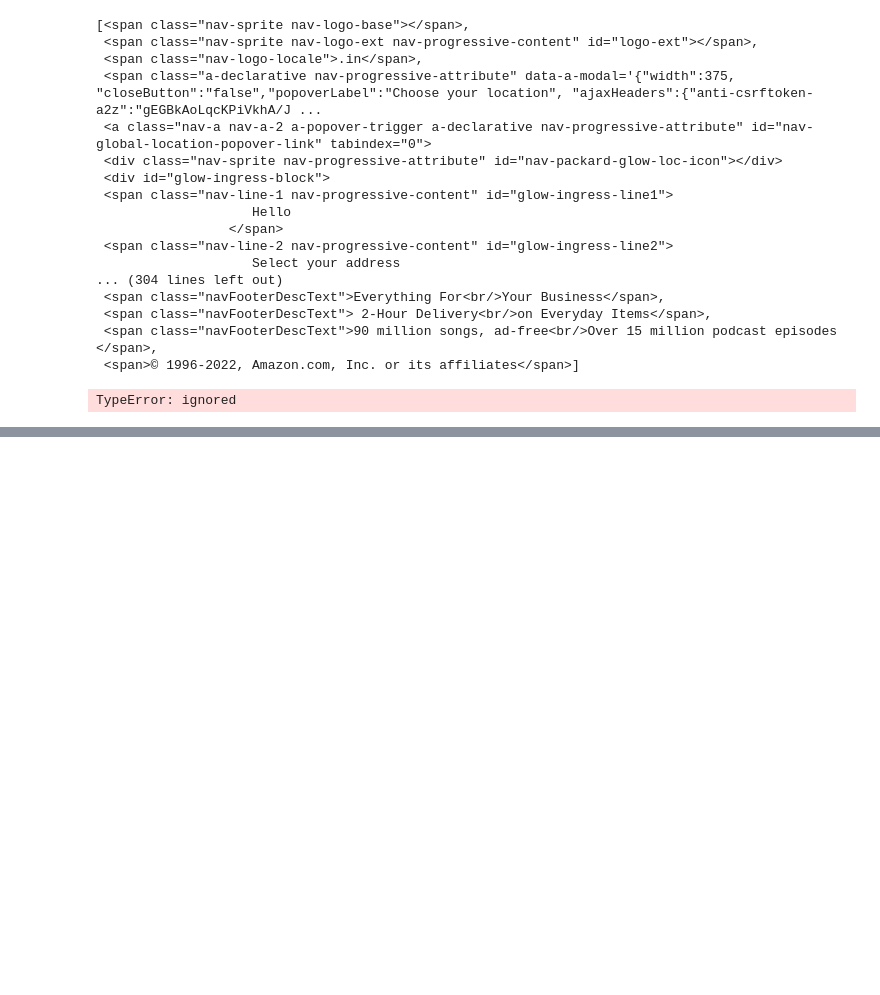
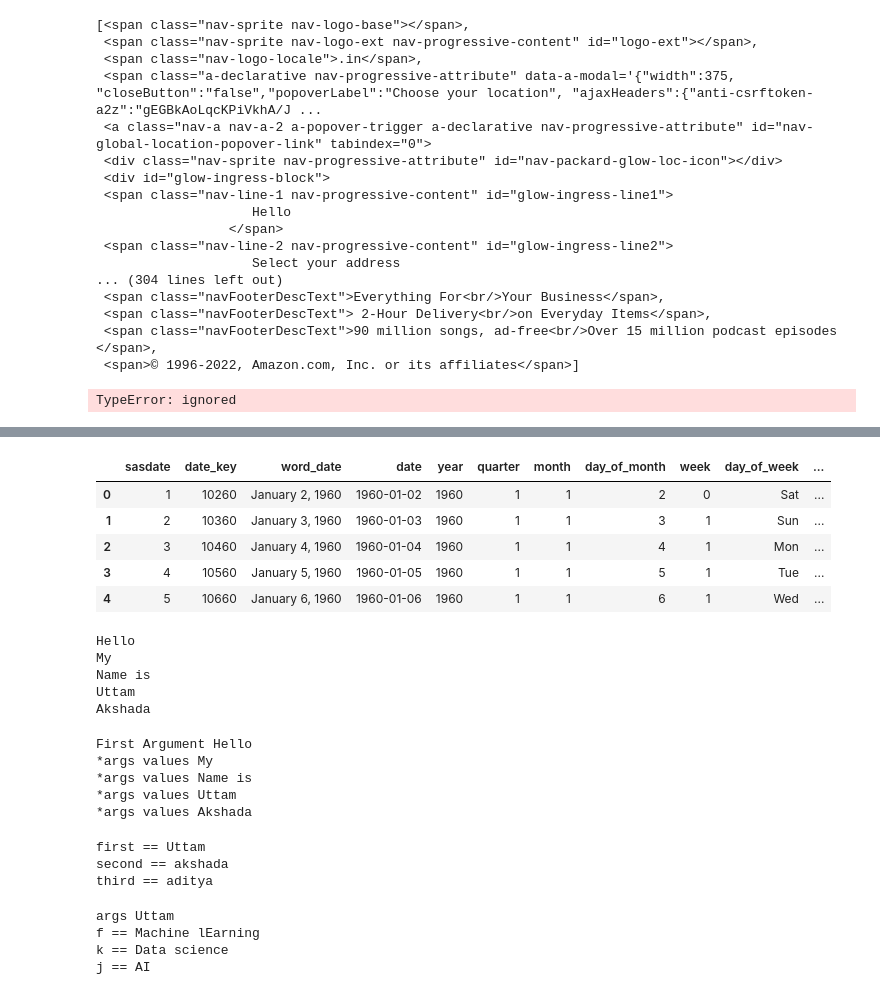
Before and after one commit to durgesh2010/Python-practice, a Jupyter notebook: OOPs_my_notes_.ipynb, the cells around one changed output, grey strips where cells are left out. Cells and saved outputs as stored; diff of their text form; code cells hidden in the pictures; blank space fills up the shorter version.

```diff
--- a/OOPs_my_notes_.ipynb
+++ b/OOPs_my_notes_.ipynb
@@ -1155,0 +1481,4 @@ TypeError: ignored
+# %%
+df['date'] = pd.to_datetime(df['date'])
+# %%
+df['date_year'] = df['date'].apply(lambda x: x.year)
@@ -1155,0 +1497,9 @@ TypeError: ignored
+# %%
+df.head()
+# %% [output]
+|  | sasdate | date_key | word_date | date | year | quarter | month | day_of_month | week | day_of_week | ... |
+| 0 | 1 | 10260 | January 2, 1960 | 1960-01-02 | 1960 | 1 | 1 | 2 | 0 | Sat | ... |
+| 1 | 2 | 10360 | January 3, 1960 | 1960-01-03 | 1960 | 1 | 1 | 3 | 1 | Sun | ... |
+| 2 | 3 | 10460 | January 4, 1960 | 1960-01-04 | 1960 | 1 | 1 | 4 | 1 | Mon | ... |
+| 3 | 4 | 10560 | January 5, 1960 | 1960-01-05 | 1960 | 1 | 1 | 5 | 1 | Tue | ... |
+| 4 | 5 | 10660 | January 6, 1960 | 1960-01-06 | 1960 | 1 | 1 | 6 | 1 | Wed | ... |
@@ -1155,0 +1509,47 @@ TypeError: ignored
+# %%
+def fun(*args):
+  for i in args:
+    print(i)
+
+fun('Hello', "My", "Name is", 'Uttam', 'Akshada')
+# %% [output]
+Hello
+My
+Name is
+Uttam
+Akshada
+# %%
+def fun(args, *arvs):
+  print('First Argument', args)
+  for i in arvs:
+    print('*args values', i)
+
+fun('Hello', "My", "Name is", 'Uttam', 'Akshada')
+# %% [output]
+First Argument Hello
+*args values My
+*args values Name is
+*args values Uttam
+*args values Akshada
+# %%
+def mykey(**abc):
+  for i, j in abc.items():
+    print('%s == %s'%(i, j))
+
+mykey(first = 'Uttam', second = 'akshada', third = 'aditya')
+# %% [output]
+first == Uttam
+second == akshada
+third == aditya
+# %%
+def mykey1(args, **kwargs):
+  print('args', args)
+  for i, j in kwargs.items():
+    print('%s == %s'%(i, j))
+
+mykey1('Uttam', f = 'Machine lEarning', k = 'Data science', j= 'AI')
+# %% [output]
+args Uttam
+f == Machine lEarning
+k == Data science
+j == AI
```
Also changed, not shown: parts of 43 cells of this notebook.
